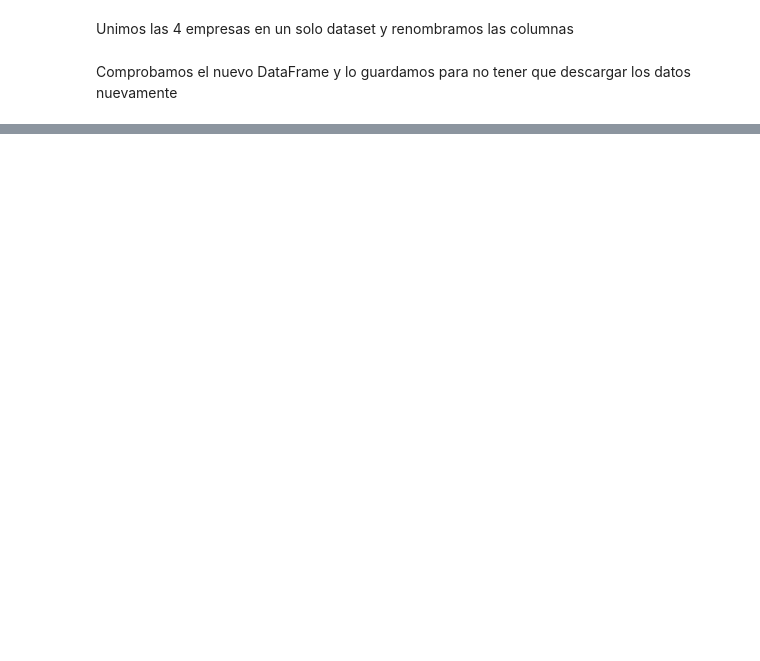
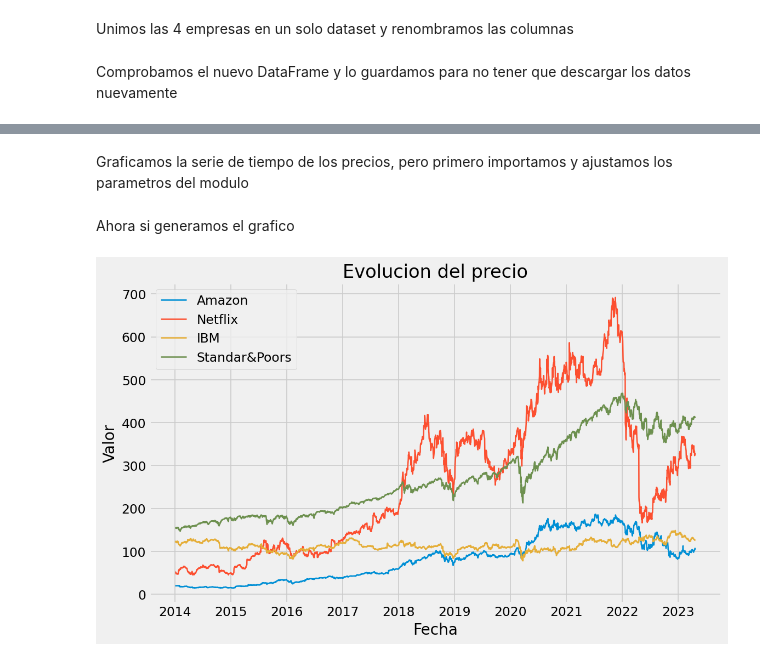
Before and after one commit to ale-uy/Finanzas, a Jupyter notebook: obtener_datos_web.ipynb, the cells around one changed output, grey strips where cells are left out. Cells and saved outputs as stored; diff of their text form; code cells hidden in the pictures; blank space fills up the shorter version.

Commit message:
add graphic 1

```diff
--- a/obtener_datos_web.ipynb
+++ b/obtener_datos_web.ipynb
@@ -86,0 +87,7 @@ Date
+# %% [markdown]
+Graficamos la serie de tiempo de los precios, pero primero importamos y ajustamos los parametros del modulo
+# %%
+import matplotlib.pyplot as plt
+plt.rcParams.update({'figure.figsize': (10, 7), 'figure.dpi': 120})
+plt.style.use('fivethirtyeight')
+plt.rcParams['lines.linewidth'] = 1.5
@@ -86,0 +150,9 @@ Date
+# %% [markdown]
+Ahora si generamos el grafico
+# %%
+#grafico_serie_temporal(df_yahoo, ["AMZN Adj Close","NFLX Adj Close","IBM Adj Close","SPY Adj Close"],
+#                       "Fecha", "Precio", "Evolucion del Precio")
+
+serie_temporal()
+# %% [output]
+[figure, added]
```
Also changed, not shown: parts of 4 cells of this notebook, 1 other file.
